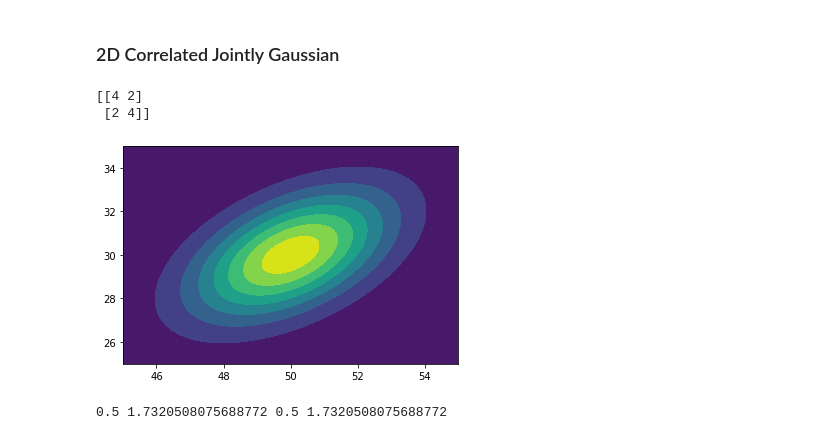
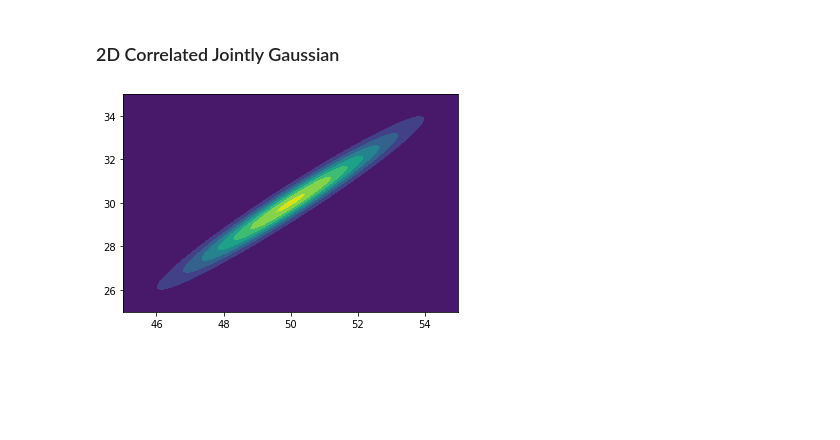
Before and after one commit to NaveenGop/SamplingComparison, a Jupyter notebook: gibbs_sampling.ipynb, the cells around one changed output. Saved outputs shown, nothing was run; the diff lists cells and outputs as text; code cells hidden in the pictures; blank space fills up the shorter version.

```diff
--- a/gibbs_sampling.ipynb
+++ b/gibbs_sampling.ipynb
@@ -96,23 +142,12 @@ plt.show()
 # %% [markdown]
 ### 2D Correlated Jointly Gaussian ###
-# %%
-mu1, mu2 = 50, 30
-top_half = stats.uniform(loc=0, scale=10).rvs(size=3)
-# var = np.reshape(np.append(top_half[:2], [top_half[1], top_half[2]]), (2,2))
-var = np.array([[4, 2], [2, 4]])
-p = var[0][1] / np.sqrt(var[0][0] * var[1][1])
-l0, r0 = np.sqrt(var[0][0]/var[1][1]) * p, np.sqrt( (1-p**2)*var[0][0] )
-l1, r1 = np.sqrt(var[1][1]/var[0][0]) * p, np.sqrt( (1-p**2)*var[1][1] )
-print(var)
-pdf = stats.multivariate_normal(mean=[mu1, mu2], cov=var)
-plt.contourf(X, Y, pdf.pdf(pos))
-plt.show()
-# %% [output]
-[[4 2]
- [2 4]]
-[figure, removed]
-# %%
-print(l0, r0, l1, r1)
-# %% [output]
-0.5 1.7320508075688772 0.5 1.7320508075688772
+# %%
+mu = np.array([50, 30], np.float64)
+cov = np.array([[4, 3.9], [3.9, 4]], np.float64)
+
+gauss = stats.multivariate_normal(mu, cov).pdf(pos)
+plt.contourf(X, Y, gauss)
+plt.show()
+# %% [output]
+[figure, added]
 # %%
```
Also changed, not shown: parts of 13 cells of this notebook.
